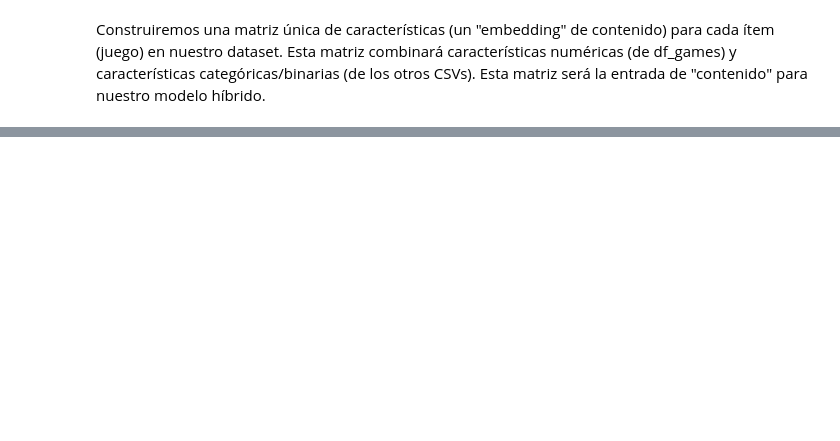
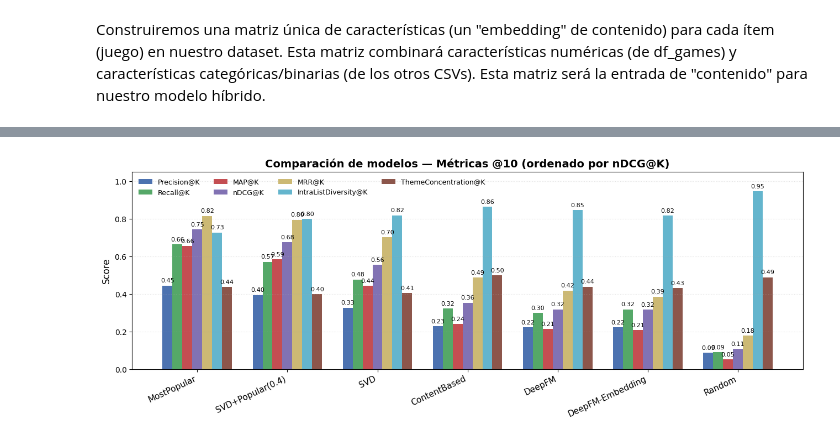
Before and after one commit to elruko/proyecto_RecSys, a Jupyter notebook: main.ipynb, the cells around one changed output, grey strips where cells are left out. Drawn from its saved outputs; the diff is of its cells as text; code cells hidden in the pictures; blank space fills up the shorter version.

Commit message:
Add metrics for DeepFM embedding model performance evaluation

```diff
--- a/main.ipynb
+++ b/main.ipynb
@@ -2367,0 +1832,14 @@ metrics_deepfm_hybrid = precision_recall_ndcg_map_mrr_at_k(
+# %%
+deepfm_hybrid_state = train_deepfm_hybrid(
+    train_df,
+    item_features_matrix,
+    rating_scale=(1, 10),
+    emb_dim=32,
+    mlp_layers=(128, 64),
+    dropout=0.2,
+    lr=2e-3,
+    weight_decay=1e-6,
+    batch_size=9216,
+    epochs=2,
+    seed=42
+)
@@ -2367,0 +1915,70 @@ metrics_deepfm_hybrid = precision_recall_ndcg_map_mrr_at_k(
+# %%
+import matplotlib.pyplot as plt
+import numpy as np
+import pandas as pd
+
+# Resultados
+results = {
+    "MostPopular":      metrics_pop,
+    "Random":           metrics_rand,
+    "ContentBased":     metrics_cb,
+    "SVD":              metrics_svd,
+    "SVD+Popular(0.4)": metrics_hybrid,
+    "DeepFM":           metrics_deepfm,
+    "DeepFM-Embedding": metrics_deepfm_hybrid,
+}
+
+metric_cols = [
+    "Precision@K",
+    "Recall@K",
+    "MAP@K",
+    "nDCG@K",
+    "MRR@K",
+    "IntraListDiversity@K",
+    "ThemeConcentration@K",
+]
+
+# ordenar por esta métrica
+metric_to_sort = "nDCG@K"
+
+df_res = pd.DataFrame(results).T.reindex(columns=metric_cols)
+
+df_res = df_res.sort_values(by=metric_to_sort, ascending=False)
+
+colors = [
+    "#4C72B0",  # Precision
+    "#55A868",  # Recall
+    "#C44E52",  # MAP
+    "#8172B3",  # nDCG
+    "#CCB974",  # MRR
+    "#64B5CD",  # ILD
+    "#8C564B",  # ThemeConc
+]
+
+plt.figure(figsize=(13,5))
+x = np.arange(len(df_res))
+w = 0.11
+
+for j, (m, c) in enumerate(zip(metric_cols, colors)):
+    vals = df_res[m].values
+    plt.bar(x + j*w, vals, width=w, label=m, color=c)
+    for i, v in enumerate(vals):
+        if pd.isna(v):
+            continue
+        plt.text(x[i] + j*w, v + 0.01, f"{v:.2f}",
+                 ha="center", va="bottom", fontsize=8)
+
+plt.xticks(x + w*3, df_res.index, rotation=25, ha="right", fontsize=11)
+plt.ylim(0, 1.05)
+plt.ylabel("Score", fontsize=12)
+plt.title(
+    f"Comparación de modelos — Métricas @10 (ordenado por {metric_to_sort})",
+    fontsize=14, weight="bold"
+)
+plt.grid(axis="y", linestyle=":", alpha=0.35)
+plt.legend(ncol=4, fontsize=9, frameon=False)
+plt.tight_layout()
+plt.savefig("figs/metricas/metrics_at_k_sorted.png", dpi=300)
+plt.show()
+# %% [output]
+[figure, added]
```
Also changed, not shown: parts of 28 cells of this notebook, 7 other files.
